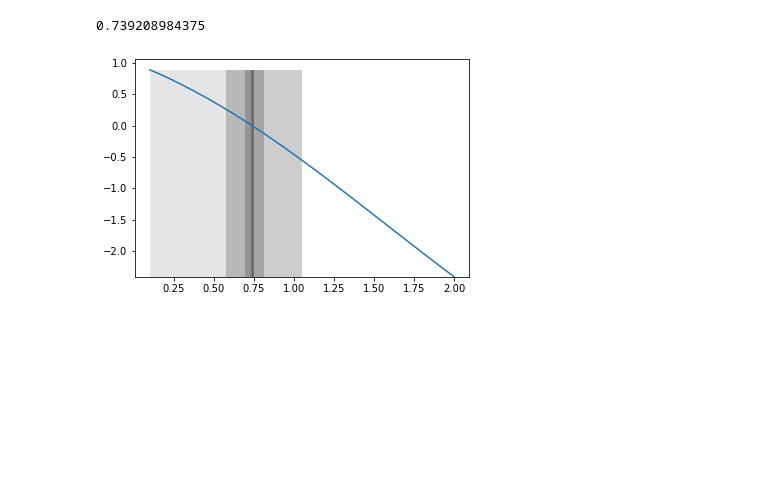
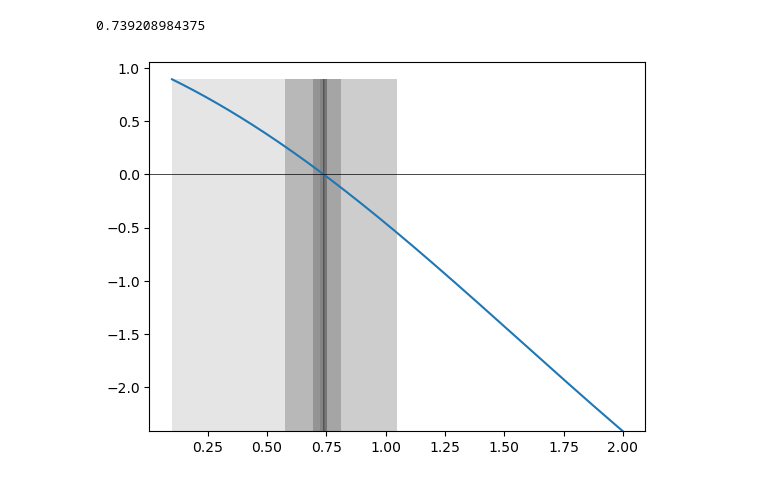
Before and after one commit to gromadan/DRN, a Jupyter notebook: koreny.ipynb, the cells around one changed output. Drawn from its saved outputs; the diff is of its cells as text; code cells hidden in the pictures; blank space fills up the shorter version.

Commit message:
Improved plotting in kořeny

```diff
--- a/koreny.ipynb
+++ b/koreny.ipynb
@@ -7,30 +7,31 @@ def f(x):
 # %%
 #Metoda bisekce; je nutno zvolit kraje intervalu (a,b) tak, že f(a) má jiné znaménko než f(b)
 a=0.1
 b=2
 n=10 #počet iterací
 
 x=np.linspace(a,b,200)
 plt.plot(x,f(x))
 plotht=(f(a)-f(b))
 plotbt=f(b)
+plt.axhline(y=0,color='black', linewidth='0.5')
 
 m=(a+b)/2
 s=np.sign(f(a))
 if np.sign(f(b))!=-s:
     print("Chyba, nesplněn předpoklad: f(a) má stejné znaménko jako f(b)")
 for k in range(n):
     if np.sign(f(m))==s:
         a=m
     else:
         b=m
     m=(a+b)/2
     plt.bar(m,plotht,width=(b-a),bottom=plotbt,alpha=0.1,facecolor='black')
     #print(m)
 print(m)
 # %% [output]
 0.739208984375
-[figure, old version]
+[figure, new version]
 # %%
 #Newtonova metoda; je nutné zvolit počáteční bod x[0] a zadat derivaci f
 x=[0.1]
```
Also changed, not shown: parts of 3 cells of this notebook.
